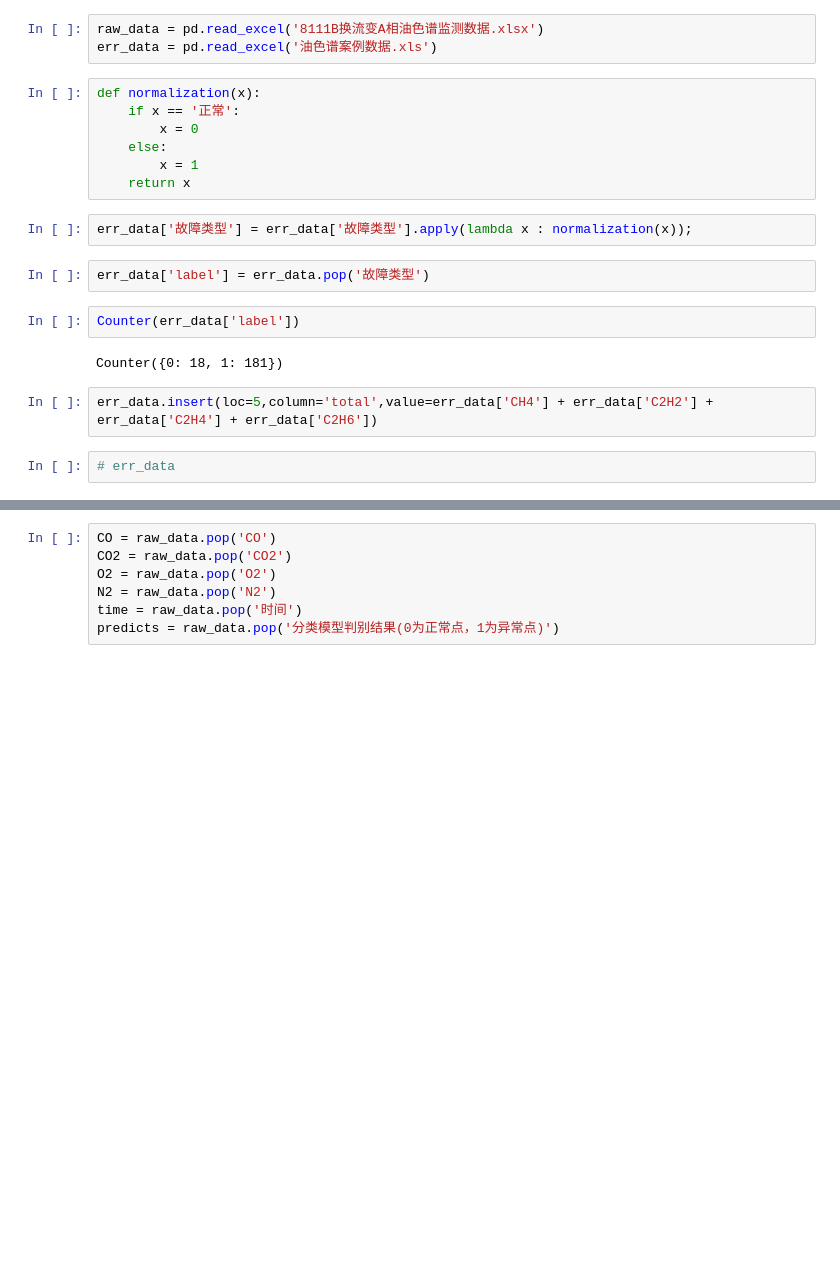
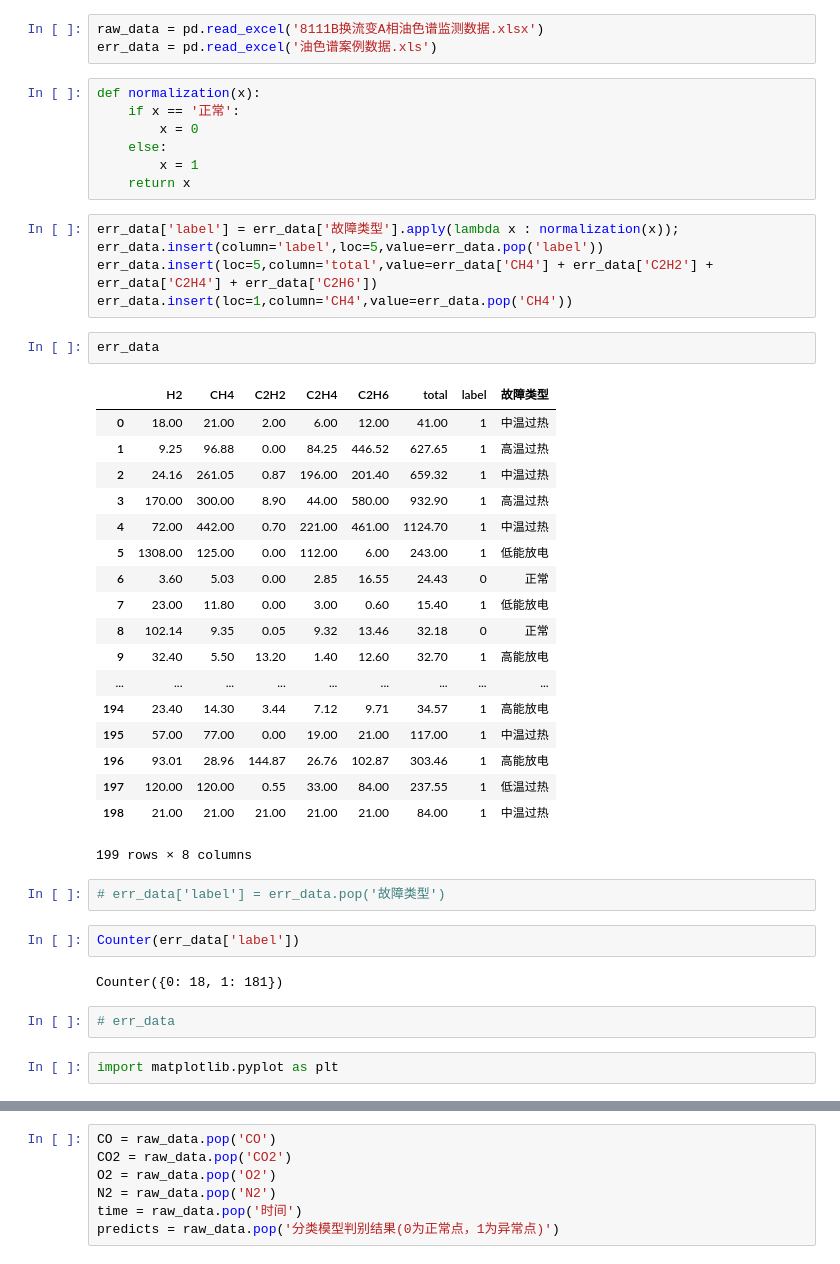
Before and after one commit to bytekongfrombupt/electricNet_Project, a Jupyter notebook: coding.ipynb, the cells around one changed output, grey strips where cells are left out. Saved outputs shown, nothing was run; the diff lists cells and outputs as text; blank space fills up the shorter version.

```diff
--- a/coding.ipynb
+++ b/coding.ipynb
@@ -13,15 +13,39 @@ def normalization(x):
     else:
         x = 1
     return x
-# %%
-err_data['故障类型'] = err_data['故障类型'].apply(lambda x : normalization(x));
+# %%
+err_data['label'] = err_data['故障类型'].apply(lambda x : normalization(x));
+err_data.insert(column='label',loc=5,value=err_data.pop('label'))
+err_data.insert(loc=5,column='total',value=err_data['CH4'] + err_data['C2H2'] + err_data['C2H4'] + err_data['C2H6'])
+err_data.insert(loc=1,column='CH4',value=err_data.pop('CH4'))
+# %%
+err_data
+# %% [output]
+|  | H2 | CH4 | C2H2 | C2H4 | C2H6 | total | label | 故障类型 |
+| 0 | 18.00 | 21.00 | 2.00 | 6.00 | 12.00 | 41.00 | 1 | 中温过热 |
+| 1 | 9.25 | 96.88 | 0.00 | 84.25 | 446.52 | 627.65 | 1 | 高温过热 |
+| 2 | 24.16 | 261.05 | 0.87 | 196.00 | 201.40 | 659.32 | 1 | 中温过热 |
+| 3 | 170.00 | 300.00 | 8.90 | 44.00 | 580.00 | 932.90 | 1 | 高温过热 |
+| 4 | 72.00 | 442.00 | 0.70 | 221.00 | 461.00 | 1124.70 | 1 | 中温过热 |
+| 5 | 1308.00 | 125.00 | 0.00 | 112.00 | 6.00 | 243.00 | 1 | 低能放电 |
+| 6 | 3.60 | 5.03 | 0.00 | 2.85 | 16.55 | 24.43 | 0 | 正常 |
+| 7 | 23.00 | 11.80 | 0.00 | 3.00 | 0.60 | 15.40 | 1 | 低能放电 |
+| 8 | 102.14 | 9.35 | 0.05 | 9.32 | 13.46 | 32.18 | 0 | 正常 |
+| 9 | 32.40 | 5.50 | 13.20 | 1.40 | 12.60 | 32.70 | 1 | 高能放电 |
+| ... | ... | ... | ... | ... | ... | ... | ... | ... |
+| 194 | 23.40 | 14.30 | 3.44 | 7.12 | 9.71 | 34.57 | 1 | 高能放电 |
+| 195 | 57.00 | 77.00 | 0.00 | 19.00 | 21.00 | 117.00 | 1 | 中温过热 |
+| 196 | 93.01 | 28.96 | 144.87 | 26.76 | 102.87 | 303.46 | 1 | 高能放电 |
+| 197 | 120.00 | 120.00 | 0.55 | 33.00 | 84.00 | 237.55 | 1 | 低温过热 |
+| 198 | 21.00 | 21.00 | 21.00 | 21.00 | 21.00 | 84.00 | 1 | 中温过热 |
+199 rows × 8 columns
 # %%
-err_data['label'] = err_data.pop('故障类型')
+# err_data['label'] = err_data.pop('故障类型')
 # %%
 Counter(err_data['label'])
 # %% [output]
 Counter({0: 18, 1: 181})
-# %%
-err_data.insert(loc=5,column='total',value=err_data['CH4'] + err_data['C2H2'] + err_data['C2H4'] + err_data['C2H6'])
 # %%
 # err_data
+# %%
+import matplotlib.pyplot as plt
```
Also changed, not shown: parts of 2 cells of this notebook, 24 other files.
